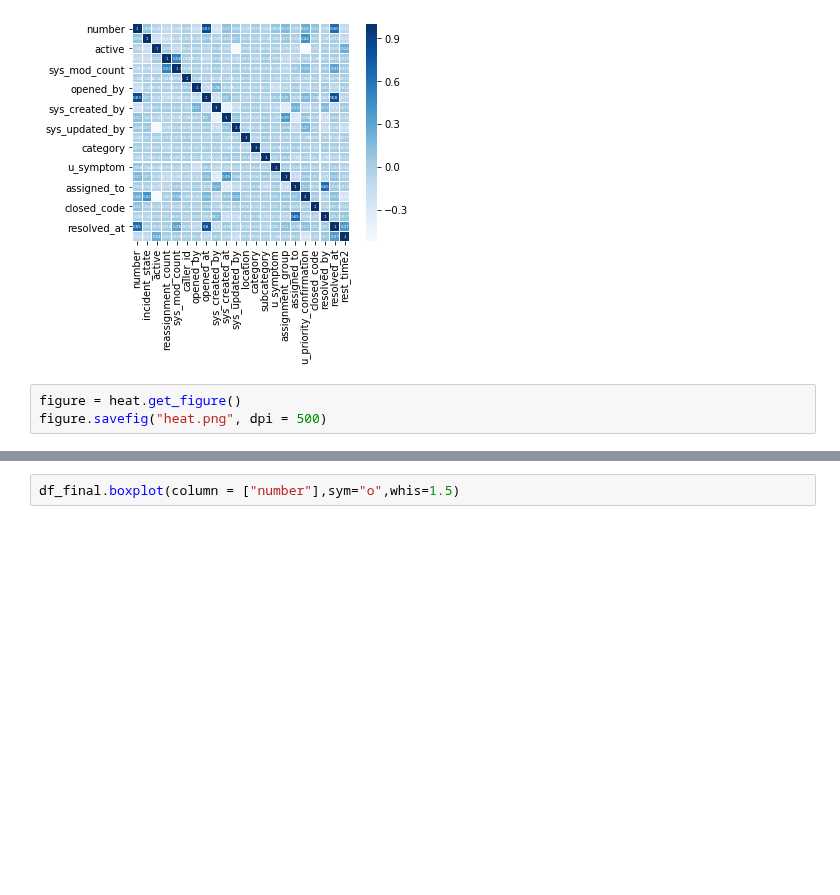
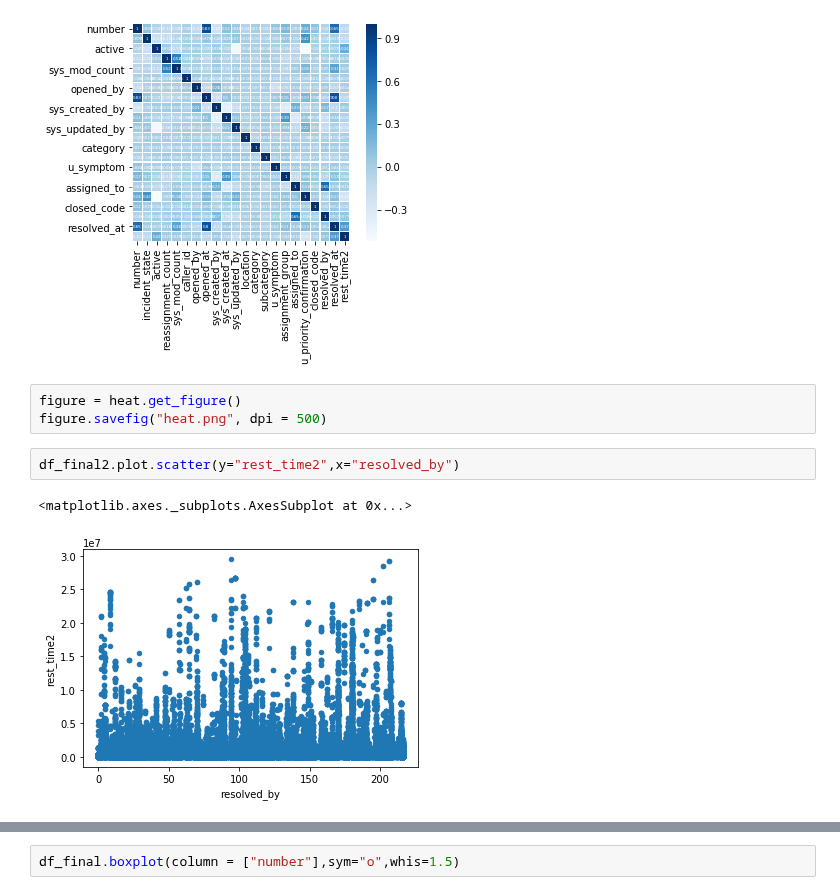
Before and after one commit to unclestay/ESILV---Python-for-data-analysis---devoir-2020, a Jupyter notebook: project.ipynb, the cells around one changed output, grey strips where cells are left out. Drawn from its saved outputs; the diff is of its cells as text; blank space fills up the shorter version.

```diff
--- a/project.ipynb
+++ b/project.ipynb
@@ -693,4 +693,9 @@ heat = sns.heatmap(df_final2.corr(), square=True,linewidths = 0.05, annot=True,
 # %%
 figure = heat.get_figure()
 figure.savefig("heat.png", dpi = 500)
+# %%
+df_final2.plot.scatter(y="rest_time2",x="resolved_by")
+# %% [output]
+<matplotlib.axes._subplots.AxesSubplot at 0x...>
+[figure, added]
 # %%
```
Also changed, not shown: parts of 2 cells of this notebook.
